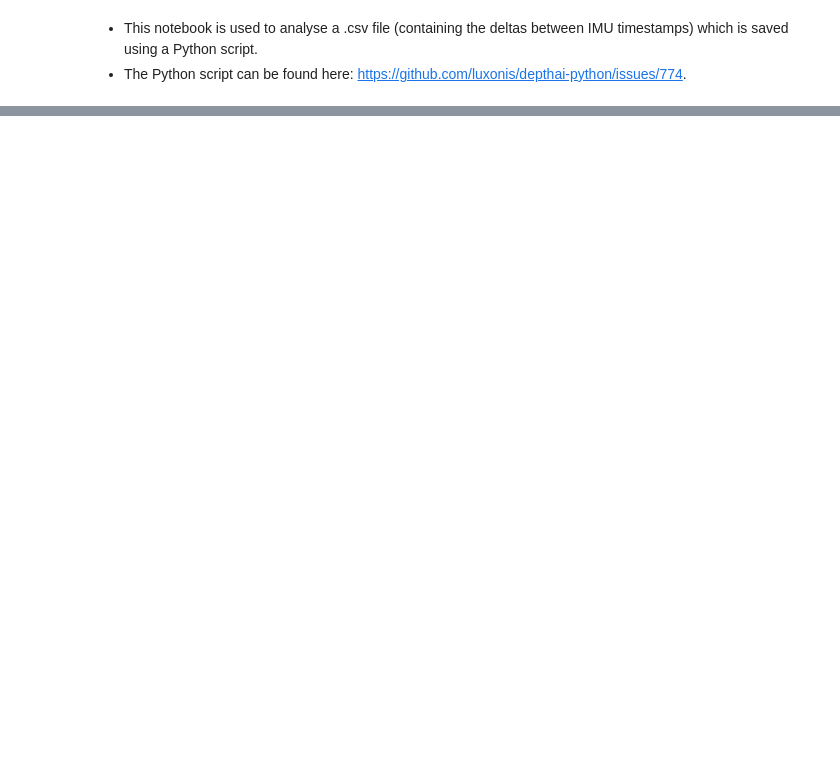
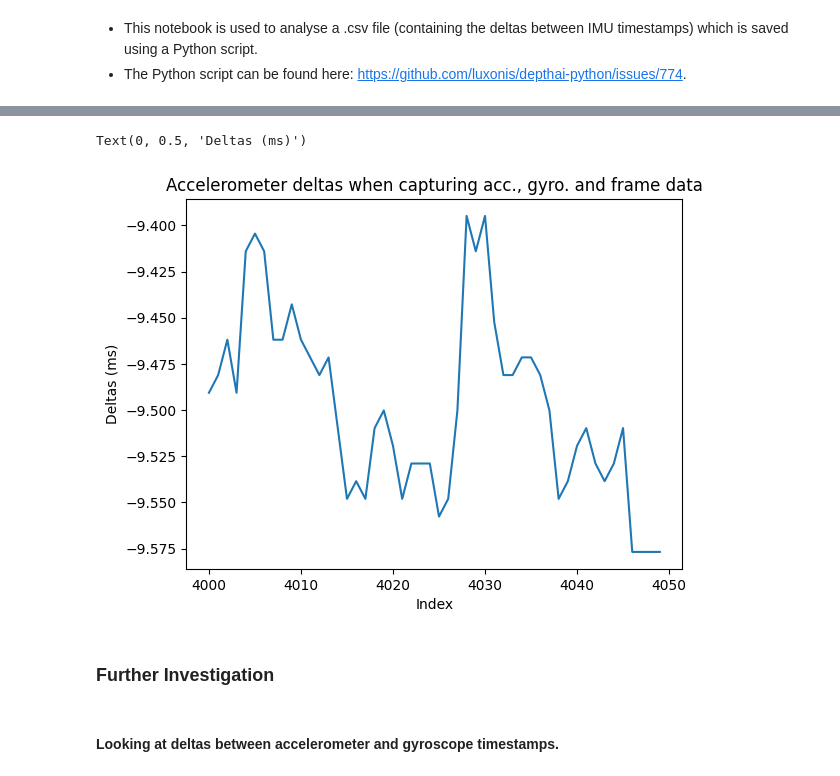
Before and after one commit to Virtana/indoor_drone_experimentation, a Jupyter notebook: kimera_local_eval/kimera_data_generation/Dataset_Check.ipynb, the cells around one changed output, grey strips where cells are left out. Drawn from its saved outputs; the diff is of its cells as text; code cells hidden in the pictures; blank space fills up the shorter version.

```diff
--- a/kimera_local_eval/kimera_data_generation/Dataset_Check.ipynb
+++ b/kimera_local_eval/kimera_data_generation/Dataset_Check.ipynb
@@ -92,0 +106,15 @@ Name: # delta timestamp (device) [us], dtype: float64
+# %%
+ax = sns.lineplot(data=df[4000:4050], y='a_RS_S_x [m s^-2]', x=acc_df['Position'])
+
+plt.title('Accelerometer deltas when capturing acc., gyro. and frame data')
+# Set x-axis label
+plt.xlabel('Index')
+# Set y-axis label
+plt.ylabel('Deltas (ms)')
+# %% [output]
+Text(0, 0.5, 'Deltas (ms)')
+[figure, added]
+# %% [markdown]
+### Further Investigation
+# %% [markdown]
+#### Looking at deltas between accelerometer and gyroscope timestamps.
```
Also changed, not shown: parts of 38 cells of this notebook, 1 other file.
